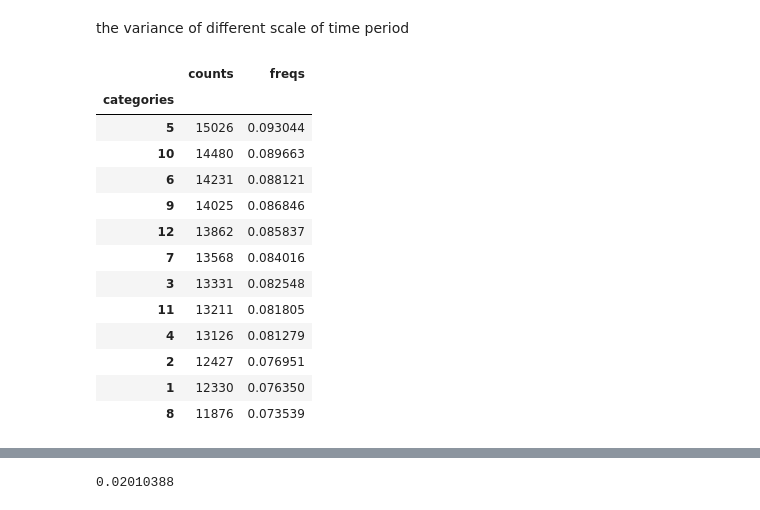
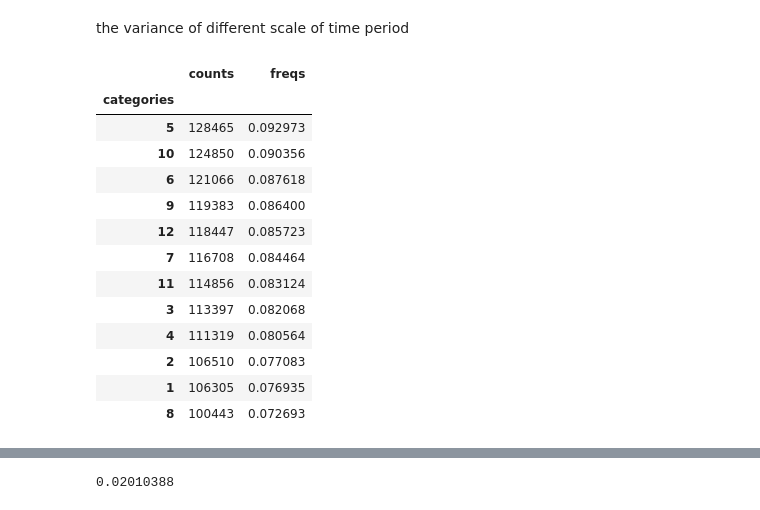
Before and after one commit to COMoER/Trajectory-is-the-Description-of-Arrival, a Jupyter notebook: lab.ipynb, the cells around one changed output, grey strips where cells are left out. Saved outputs shown, nothing was run; the diff lists cells and outputs as text; code cells hidden in the pictures.

```diff
--- a/lab.ipynb
+++ b/lab.ipynb
@@ -627,7 +627,7 @@ sub_df.to_csv("mysubmit.csv",index=False)
 # %% [markdown]
 the variance of different scale of time period
 # %%
-sample_df = df_train.sample(200000)
+sample_df = df_train
 seq,mask = str2trajectory(sample_df,return_mask=True)
 # %%
 arr = [[s[-1],s[-2]] for s in seq]
@@ -644,22 +644,22 @@ y = y[mask_q]
 # %%
 import datetime
 times = sample_df[mask][mask_q]["TIMESTAMP"]
 x = [datetime.datetime.fromtimestamp(time, datetime.timezone.utc) for time in times]
-day = pd.DataFrame(np.array([(t.hour,t.month,t.weekday(),t.isocalendar()[1],(t.isocalendar()[1]-1)%26,(t.minute//15+t.hour*4),t.minute,t.second,(t.weekday())//2,(t.weekday()//4))for t in x],dtype=int),
-                   columns=['hour','month','weekday','week','semimonth','qh','minute','second','qw','sw'],dtype='object')
+day = pd.DataFrame(np.array([(t.hour,t.month,t.weekday(),t.isocalendar()[1],(t.isocalendar()[1]-1)%26,(t.minute//15+t.hour*4),t.minute,t.second,(t.weekday())//2,(t.weekday()//4),int(t.strftime("%j"))-1)for t in x],dtype=int),
+                   columns=['hour','month','weekday','week','semimonth','qh','minute','second','qw','sw','day'],dtype='object')
 pd.Categorical.describe(day['month'])
 # %% [output]
 |  | counts | freqs |
 | categories |  |  |
-| 5 | 15026 | 0.093044 |
-| 10 | 14480 | 0.089663 |
-| 6 | 14231 | 0.088121 |
-| 9 | 14025 | 0.086846 |
-| 12 | 13862 | 0.085837 |
-| 7 | 13568 | 0.084016 |
-| 3 | 13331 | 0.082548 |
-| 11 | 13211 | 0.081805 |
-| 4 | 13126 | 0.081279 |
-| 2 | 12427 | 0.076951 |
-| 1 | 12330 | 0.076350 |
-| 8 | 11876 | 0.073539 |
+| 5 | 128465 | 0.092973 |
+| 10 | 124850 | 0.090356 |
+| 6 | 121066 | 0.087618 |
+| 9 | 119383 | 0.086400 |
+| 12 | 118447 | 0.085723 |
+| 7 | 116708 | 0.084464 |
+| 11 | 114856 | 0.083124 |
+| 3 | 113397 | 0.082068 |
+| 4 | 111319 | 0.080564 |
+| 2 | 106510 | 0.077083 |
+| 1 | 106305 | 0.076935 |
+| 8 | 100443 | 0.072693 |
```
Also changed, not shown: parts of 18 cells of this notebook, 4 other files.
